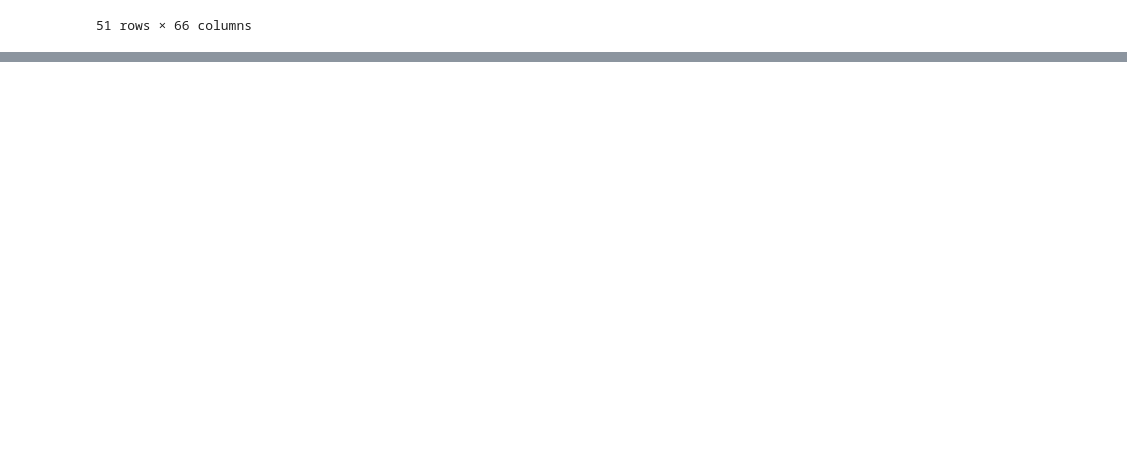
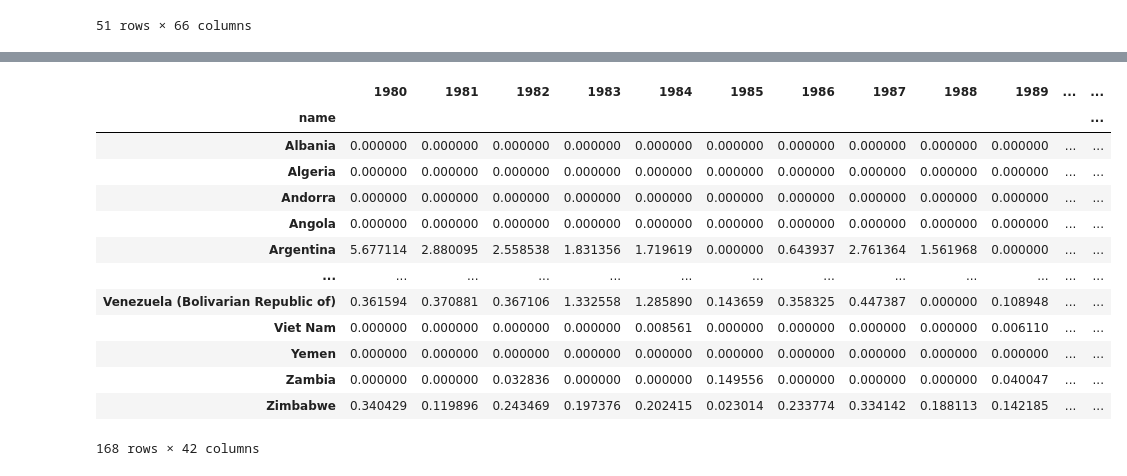
Before and after one commit to olavopoletti/Patents_by_Country, a Jupyter notebook: patents.ipynb, the cells around one changed output, grey strips where cells are left out. Saved outputs shown, nothing was run; the diff lists cells and outputs as text; code cells hidden in the pictures; blank space fills up the shorter version.

```diff
--- a/patents.ipynb
+++ b/patents.ipynb
@@ -148,0 +233,19 @@ df_pop = df_pop.dropna()
+# %%
+# Patents per 100 thousand inhabitants
+pat_100k = df_pat/df_pop.div(100000)
+pat_100k
+# %% [output]
+|  | 1980 | 1981 | 1982 | 1983 | 1984 | 1985 | 1986 | 1987 | 1988 | 1989 | ... | ... |
+| name |  |  |  |  |  |  |  |  |  |  |  | ... |
+| Albania | 0.000000 | 0.000000 | 0.000000 | 0.000000 | 0.000000 | 0.000000 | 0.000000 | 0.000000 | 0.000000 | 0.000000 | ... | ... |
+| Algeria | 0.000000 | 0.000000 | 0.000000 | 0.000000 | 0.000000 | 0.000000 | 0.000000 | 0.000000 | 0.000000 | 0.000000 | ... | ... |
+| Andorra | 0.000000 | 0.000000 | 0.000000 | 0.000000 | 0.000000 | 0.000000 | 0.000000 | 0.000000 | 0.000000 | 0.000000 | ... | ... |
+| Angola | 0.000000 | 0.000000 | 0.000000 | 0.000000 | 0.000000 | 0.000000 | 0.000000 | 0.000000 | 0.000000 | 0.000000 | ... | ... |
+| Argentina | 5.677114 | 2.880095 | 2.558538 | 1.831356 | 1.719619 | 0.000000 | 0.643937 | 2.761364 | 1.561968 | 0.000000 | ... | ... |
+| ... | ... | ... | ... | ... | ... | ... | ... | ... | ... | ... | ... | ... |
+| Venezuela (Bolivarian Republic of) | 0.361594 | 0.370881 | 0.367106 | 1.332558 | 1.285890 | 0.143659 | 0.358325 | 0.447387 | 0.000000 | 0.108948 | ... | ... |
+| Viet Nam | 0.000000 | 0.000000 | 0.000000 | 0.000000 | 0.008561 | 0.000000 | 0.000000 | 0.000000 | 0.000000 | 0.006110 | ... | ... |
+| Yemen | 0.000000 | 0.000000 | 0.000000 | 0.000000 | 0.000000 | 0.000000 | 0.000000 | 0.000000 | 0.000000 | 0.000000 | ... | ... |
+| Zambia | 0.000000 | 0.000000 | 0.032836 | 0.000000 | 0.000000 | 0.149556 | 0.000000 | 0.000000 | 0.000000 | 0.040047 | ... | ... |
+| Zimbabwe | 0.340429 | 0.119896 | 0.243469 | 0.197376 | 0.202415 | 0.023014 | 0.233774 | 0.334142 | 0.188113 | 0.142185 | ... | ... |
+168 rows × 42 columns
```
Also changed, not shown: parts of 20 cells of this notebook, 1 other file.
